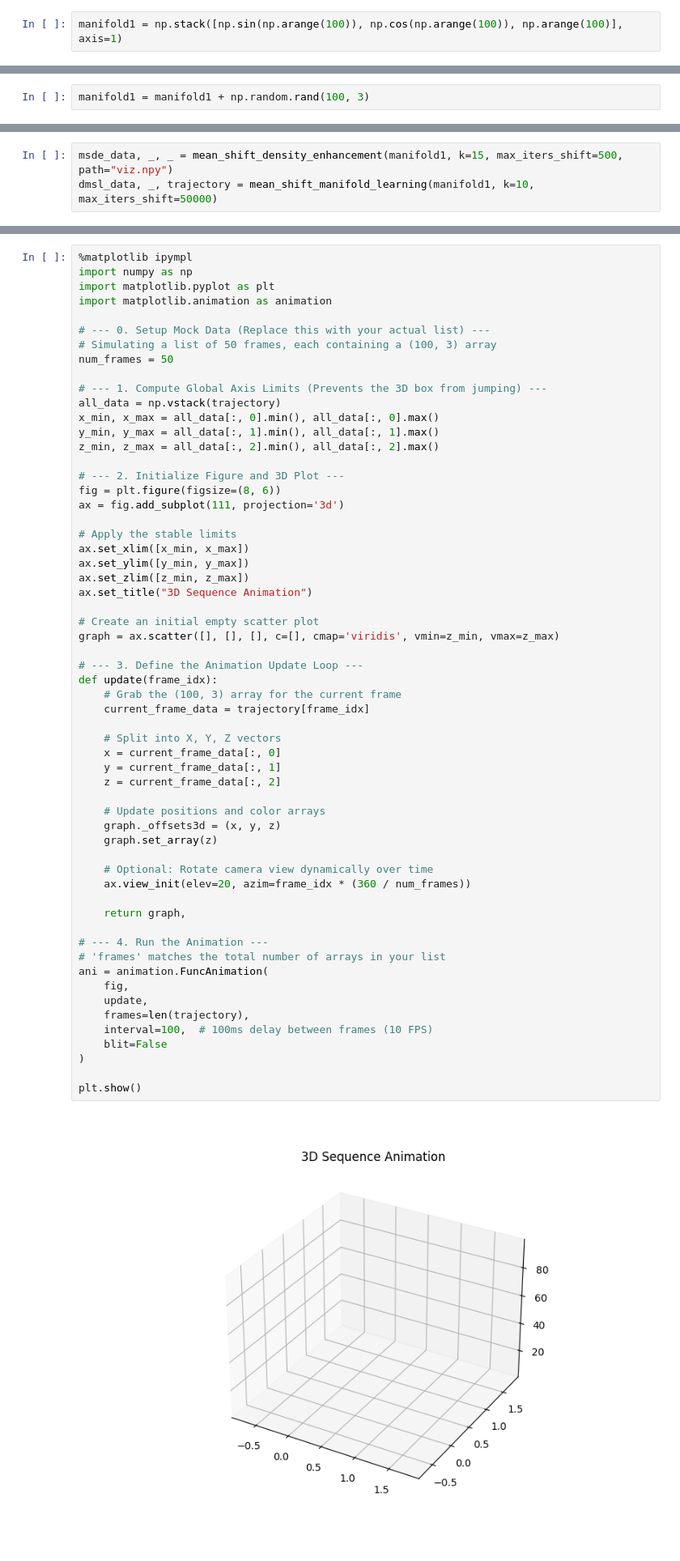
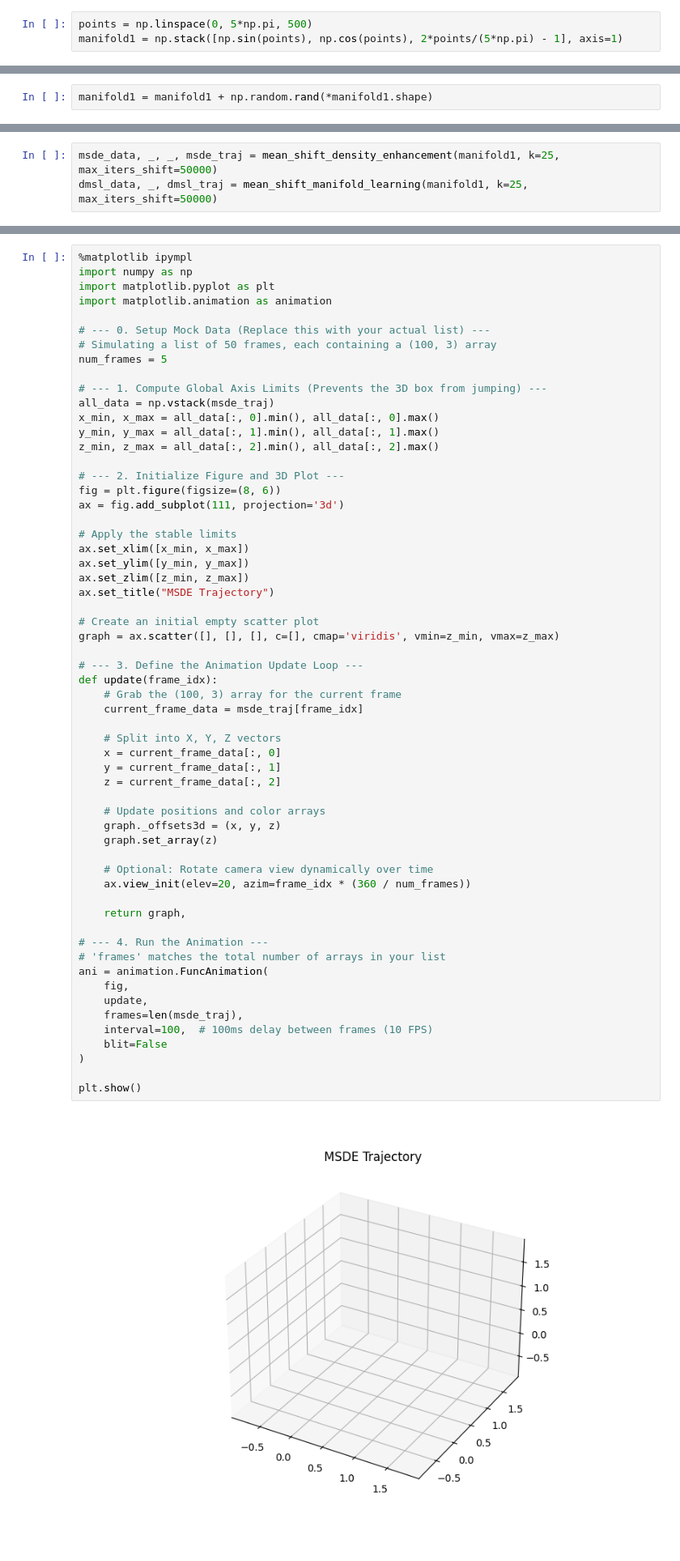
Before and after one commit to nveshaan/msde, a Jupyter notebook: notebooks/visualization.ipynb, the cells around one changed output, grey strips where cells are left out. Shown at 81% size. Saved outputs shown, nothing was run; the diff lists cells and outputs as text.

```diff
--- a/notebooks/visualization.ipynb
+++ b/notebooks/visualization.ipynb
@@ -13,7 +13,8 @@ import numpy as np
 import matplotlib.pyplot as plt
 from src import mean_shift_density_enhancement, mean_shift_manifold_learning
 # %%
-manifold1 = np.stack([np.sin(np.arange(100)), np.cos(np.arange(100)), np.arange(100)], axis=1)
+points = np.linspace(0, 5*np.pi, 500)
+manifold1 = np.stack([np.sin(points), np.cos(points), 2*points/(5*np.pi) - 1], axis=1)
 # %%
 %matplotlib ipympl
 
@@ -34,5 +35,5 @@ plt.show()
 # %%
-manifold1 = manifold1 + np.random.rand(100, 3)
+manifold1 = manifold1 + np.random.rand(*manifold1.shape)
 # %%
 %matplotlib ipympl
 
@@ -53,4 +54,4 @@ plt.show()
 # %%
-msde_data, _, _ = mean_shift_density_enhancement(manifold1, k=15, max_iters_shift=500, path="viz.npy")
-dmsl_data, _, trajectory = mean_shift_manifold_learning(manifold1, k=10, max_iters_shift=50000)
+msde_data, _, _, msde_traj = mean_shift_density_enhancement(manifold1, k=25, max_iters_shift=50000)
+dmsl_data, _, dmsl_traj = mean_shift_manifold_learning(manifold1, k=25, max_iters_shift=50000)
 # %% [output]
@@ -98,10 +81,10 @@ import matplotlib.animation as animation
 
 # --- 0. Setup Mock Data (Replace this with your actual list) ---
 # Simulating a list of 50 frames, each containing a (100, 3) array
-num_frames = 50
+num_frames = 5
 
 # --- 1. Compute Global Axis Limits (Prevents the 3D box from jumping) ---
-all_data = np.vstack(trajectory)
+all_data = np.vstack(msde_traj)
 x_min, x_max = all_data[:, 0].min(), all_data[:, 0].max()
 y_min, y_max = all_data[:, 1].min(), all_data[:, 1].max()
 z_min, z_max = all_data[:, 2].min(), all_data[:, 2].max()
@@ -114,40 +97,40 @@ ax = fig.add_subplot(111, projection='3d')
 ax.set_xlim([x_min, x_max])
 ax.set_ylim([y_min, y_max])
 ax.set_zlim([z_min, z_max])
-ax.set_title("3D Sequence Animation")
+ax.set_title("MSDE Trajectory")
 
 # Create an initial empty scatter plot
 graph = ax.scatter([], [], [], c=[], cmap='viridis', vmin=z_min, vmax=z_max)
 
 # --- 3. Define the Animation Update Loop ---
 def update(frame_idx):
     # Grab the (100, 3) array for the current frame
-    current_frame_data = trajectory[frame_idx]
+    current_frame_data = msde_traj[frame_idx]
 
     # Split into X, Y, Z vectors
     x = current_frame_data[:, 0]
     y = current_frame_data[:, 1]
     z = current_frame_data[:, 2]
 
     # Update positions and color arrays
     graph._offsets3d = (x, y, z)
     graph.set_array(z)
 
     # Optional: Rotate camera view dynamically over time
     ax.view_init(elev=20, azim=frame_idx * (360 / num_frames))
 
     return graph,
 
 # --- 4. Run the Animation ---
 # 'frames' matches the total number of arrays in your list
 ani = animation.FuncAnimation(
     fig,
     update,
-    frames=len(trajectory),
+    frames=len(msde_traj),
     interval=100,  # 100ms delay between frames (10 FPS)
     blit=False
 )
 
 plt.show()
 # %% [output]
-[figure, old version]
+[figure, new version]
```
Also changed, not shown: parts of 7 cells of this notebook, 1 other file.
